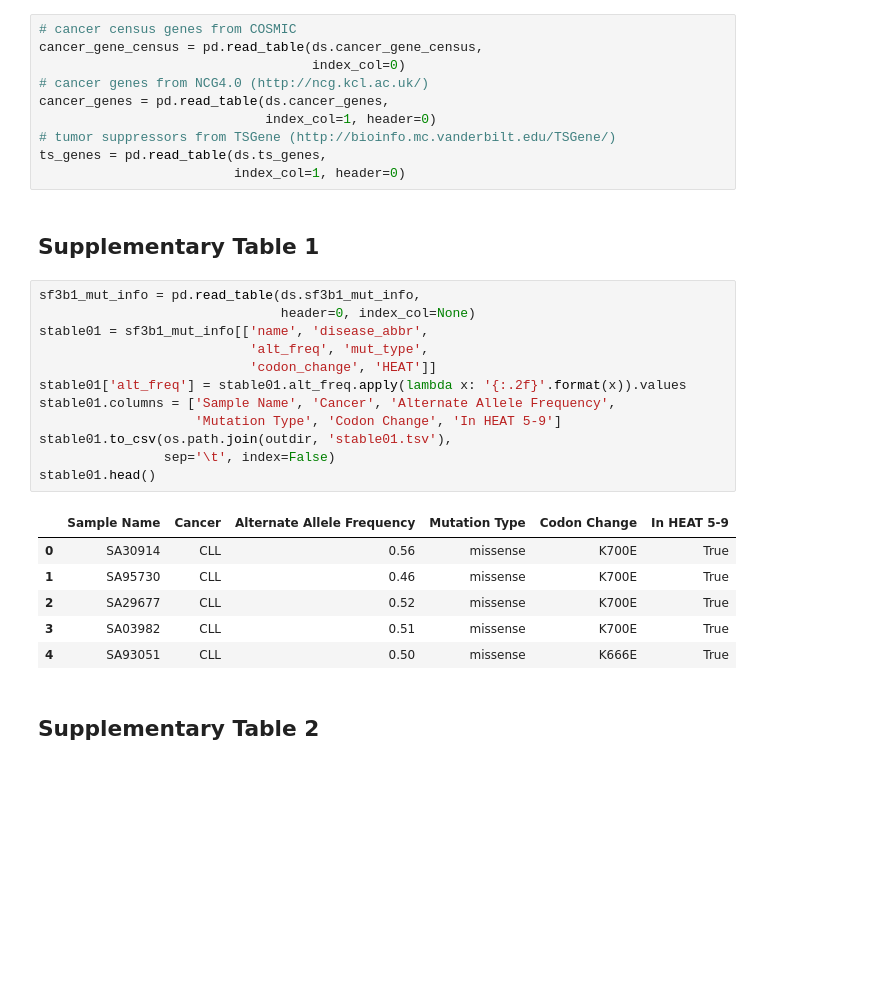
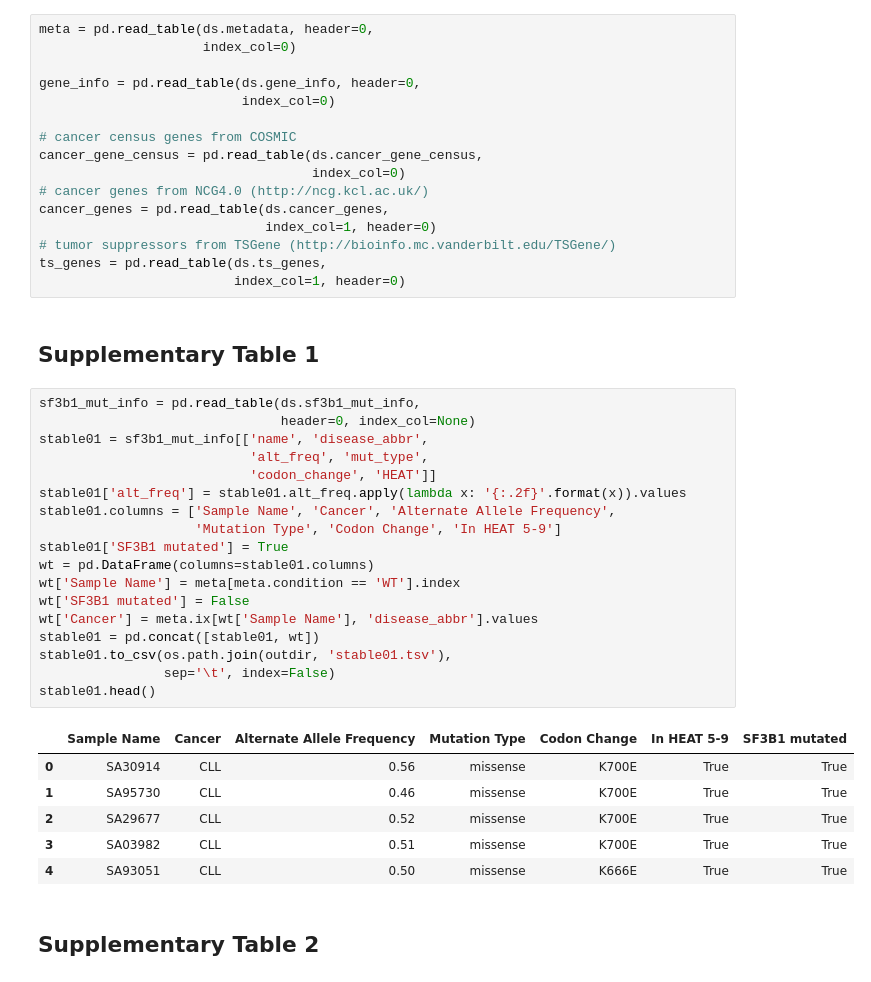
Before and after one commit to cdeboever3/deboever-sf3b1-2015, a Jupyter notebook: notebooks/supplementary_tables.ipynb, the cells around one changed output. Saved outputs shown, nothing was run; the diff lists cells and outputs as text; blank space fills up the shorter version.

Commit message:
Some updates
Added wild-type samples to stable01.

```diff
--- a/notebooks/supplementary_tables.ipynb
+++ b/notebooks/supplementary_tables.ipynb
@@ -13,6 +13,12 @@ outdir = os.path.join(os.path.split(curdir)[0],
                       'supplementary_tables')
 ds.makedir(outdir)
 # %%
+meta = pd.read_table(ds.metadata, header=0,
+                     index_col=0)
+
+gene_info = pd.read_table(ds.gene_info, header=0,
+                          index_col=0)
+
 # cancer census genes from COSMIC
 cancer_gene_census = pd.read_table(ds.cancer_gene_census,
                                    index_col=0)
@@ -27,22 +33,28 @@ ts_genes = pd.read_table(ds.ts_genes,
 # %%
 sf3b1_mut_info = pd.read_table(ds.sf3b1_mut_info,
                                header=0, index_col=None)
 stable01 = sf3b1_mut_info[['name', 'disease_abbr',
                            'alt_freq', 'mut_type',
                            'codon_change', 'HEAT']]
 stable01['alt_freq'] = stable01.alt_freq.apply(lambda x: '{:.2f}'.format(x)).values
 stable01.columns = ['Sample Name', 'Cancer', 'Alternate Allele Frequency',
                     'Mutation Type', 'Codon Change', 'In HEAT 5-9']
+stable01['SF3B1 mutated'] = True
+wt = pd.DataFrame(columns=stable01.columns)
+wt['Sample Name'] = meta[meta.condition == 'WT'].index
+wt['SF3B1 mutated'] = False
+wt['Cancer'] = meta.ix[wt['Sample Name'], 'disease_abbr'].values
+stable01 = pd.concat([stable01, wt])
 stable01.to_csv(os.path.join(outdir, 'stable01.tsv'),
                 sep='\t', index=False)
 stable01.head()
 # %% [output]
-|  | Sample Name | Cancer | Alternate Allele Frequency | Mutation Type | Codon Change | In HEAT 5-9 |
-| 0 | SA30914 | CLL | 0.56 | missense | K700E | True |
-| 1 | SA95730 | CLL | 0.46 | missense | K700E | True |
-| 2 | SA29677 | CLL | 0.52 | missense | K700E | True |
-| 3 | SA03982 | CLL | 0.51 | missense | K700E | True |
-| 4 | SA93051 | CLL | 0.50 | missense | K666E | True |
+|  | Sample Name | Cancer | Alternate Allele Frequency | Mutation Type | Codon Change | In HEAT 5-9 | SF3B1 mutated |
+| 0 | SA30914 | CLL | 0.56 | missense | K700E | True | True |
+| 1 | SA95730 | CLL | 0.46 | missense | K700E | True | True |
+| 2 | SA29677 | CLL | 0.52 | missense | K700E | True | True |
+| 3 | SA03982 | CLL | 0.51 | missense | K700E | True | True |
+| 4 | SA93051 | CLL | 0.50 | missense | K666E | True | True |
 # %% [markdown]
 ## Supplementary Table 2
 # %%
```
Also changed, not shown: parts of 6 cells of this notebook, 4 other files.
